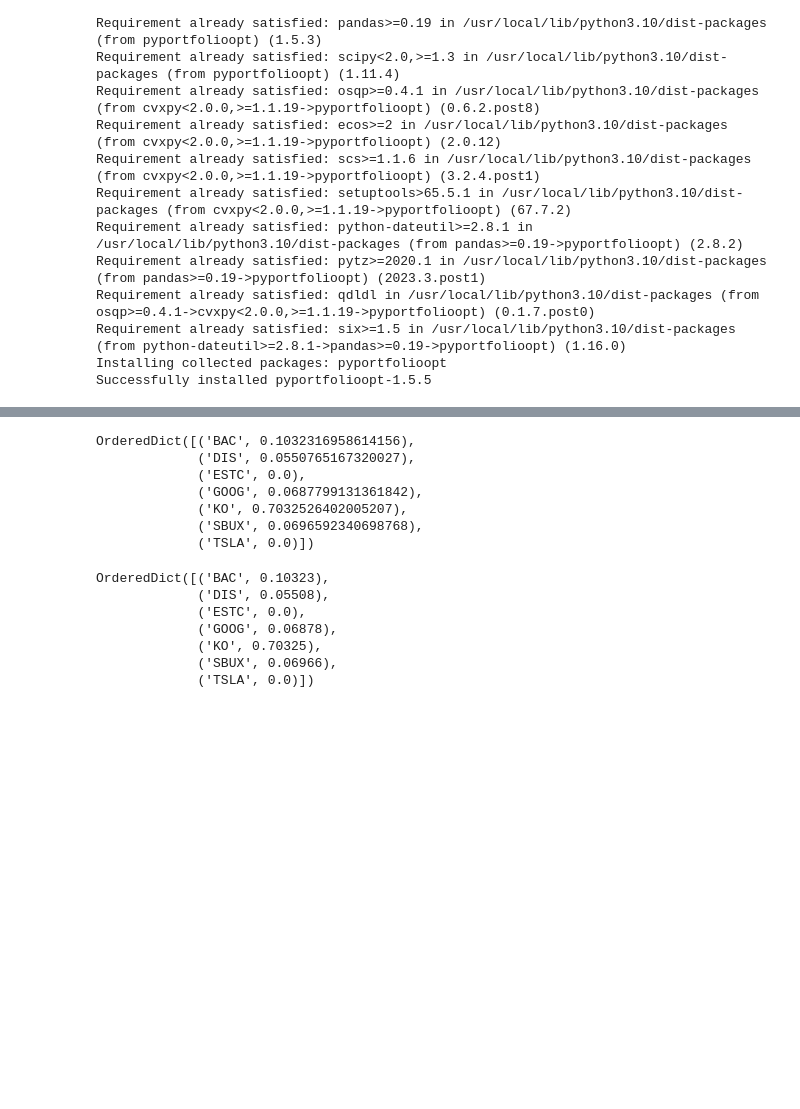
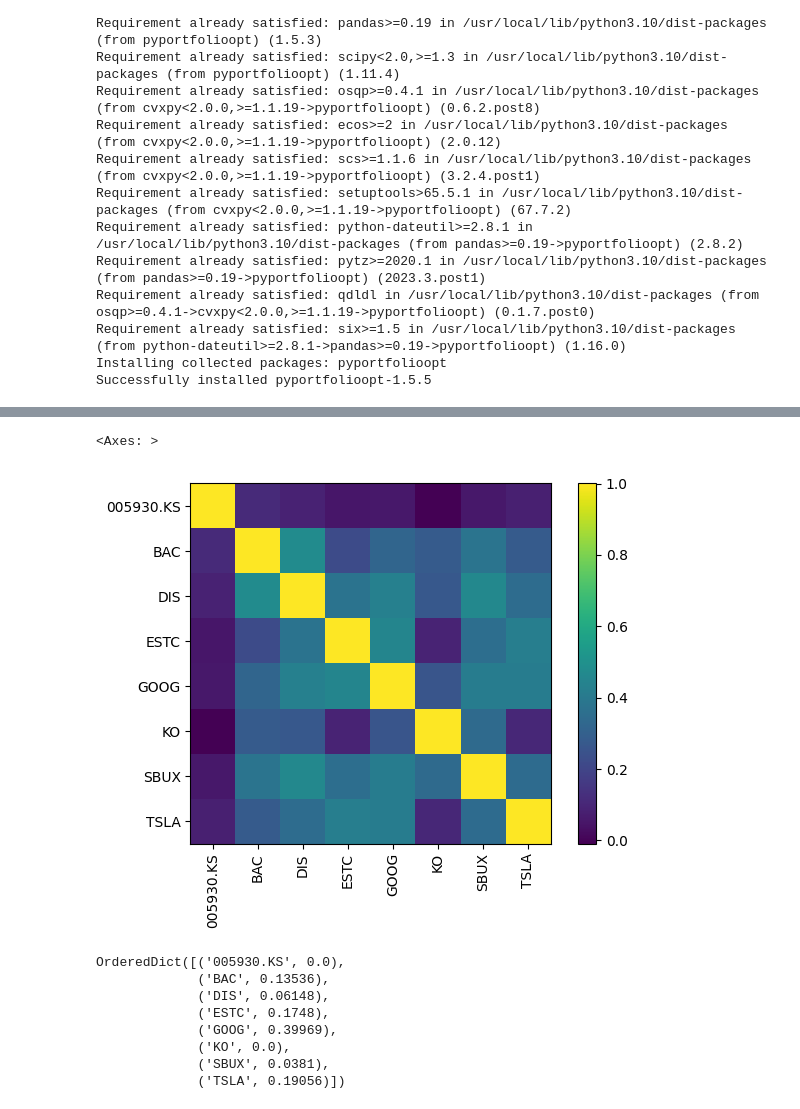
Before and after one commit to aibijq/jq_gsb, a Jupyter notebook: Portfolio_Optimization_PyPortfolioOpt_Student.ipynb, the cells around one changed output, grey strips where cells are left out. Saved outputs shown, nothing was run; the diff lists cells and outputs as text; code cells hidden in the pictures; blank space fills up the shorter version.

```diff
--- a/Portfolio_Optimization_PyPortfolioOpt_Student.ipynb
+++ b/Portfolio_Optimization_PyPortfolioOpt_Student.ipynb
@@ -102,29 +104,30 @@ stock_data.corr()
+# %%
+plotting.plot_covariance(Sigma, plot_correlation=True)
+# %% [output]
+<Axes: >
+[figure, added]
 # %%
 ### Compute Minimum Variance Portfolio using PyPortfolioOpt
 # Create an EfficientFrontier object
-ef = EfficientFrontier(mu, Sigma)
+# ef = EfficientFrontier(mu, Sigma)
+ef = EfficientFrontier(mu, Sigma, weight_bounds=(0.0,0.40))
 # Calculate the minimum volatility portfolio weights
-raw_weights = ef.min_volatility()
+# raw_weights = ef.min_volatility()
+# raw_weights = ef.portfolio_performance()
+raw_weights = ef.efficient_risk(0.3)
 raw_weights
+
+cleaned_weights = ef.clean_weights()
+cleaned_weights
 # %% [output]
-OrderedDict([('BAC', 0.1032316958614156),
-             ('DIS', 0.0550765167320027),
-             ('ESTC', 0.0),
-             ('GOOG', 0.0687799131361842),
-             ('KO', 0.7032526402005207),
-             ('SBUX', 0.0696592340698768),
-             ('TSLA', 0.0)])
+OrderedDict([('005930.KS', 0.0),
+             ('BAC', 0.13536),
+             ('DIS', 0.06148),
+             ('ESTC', 0.1748),
+             ('GOOG', 0.39969),
+             ('KO', 0.0),
+             ('SBUX', 0.0381),
+             ('TSLA', 0.19056)])
-# %%
-cleaned_weights = ef.clean_weights()
-cleaned_weights
-# %% [output]
-OrderedDict([('BAC', 0.10323),
-             ('DIS', 0.05508),
-             ('ESTC', 0.0),
-             ('GOOG', 0.06878),
-             ('KO', 0.70325),
-             ('SBUX', 0.06966),
-             ('TSLA', 0.0)])
 # %%
 ef.portfolio_performance(verbose=True)
 # %% [output]
```
Also changed, not shown: parts of 8 cells of this notebook.
